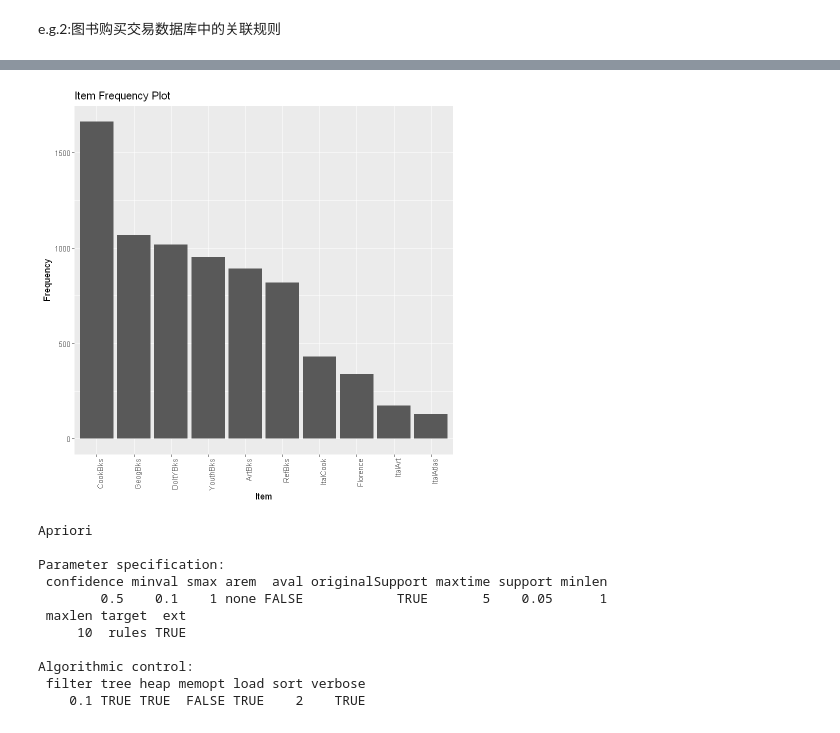
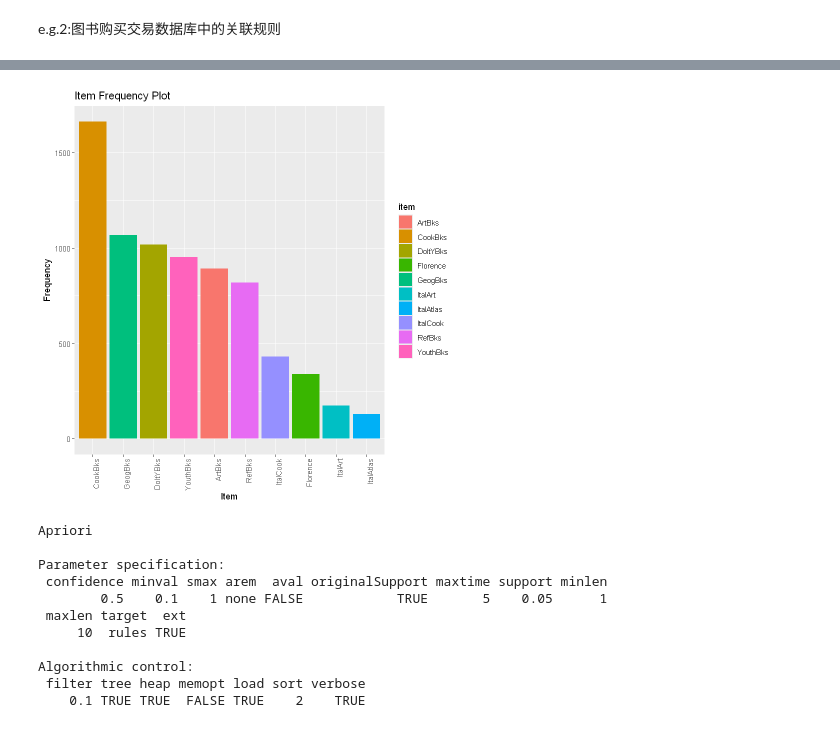
Before and after one commit to LinLangTianS/dev2, a Jupyter notebook: Code_r.ipynb, the cells around one changed output, grey strips where cells are left out. Drawn from its saved outputs; the diff is of its cells as text; code cells hidden in the pictures.

```diff
--- a/Code_r.ipynb
+++ b/Code_r.ipynb
@@ -76,15 +77,15 @@ inspect(head((books_trans),n = 15))
 # %%
 item_freq <- itemFrequency(books_trans, type = "absolute")
 item_freq_df <- data.frame(
   item = names(item_freq),
   frequency = item_freq
 )
 
-ggplot(item_freq_df, aes(x = reorder(item, -frequency), y = frequency)) +
-  geom_bar(stat = "identity") +xlab("Item") +ylab("Frequency") +ggtitle("Item Frequency Plot") +
-  theme(axis.text.x = element_text(angle = 90, hjust = 1))
+ggplot(item_freq_df, aes(x=reorder(item, -frequency), y=frequency, fill=item)) +
+  geom_bar(stat = "identity") + xlab("Item") + ylab("Frequency") + ggtitle("Item Frequency Plot") +
+  theme(axis.text.x=element_text(angle=90, hjust=1))
 # %% [output]
-[figure, old version]
+[figure, new version]
 # %%
 rules <- apriori(books_trans, parameter = list(supp = 200/4000, conf = 0.5, target = "rules"))
 inspect(head(sort(rules, by = "lift"), n = 6))
```
Also changed, not shown: parts of 4 cells of this notebook.
